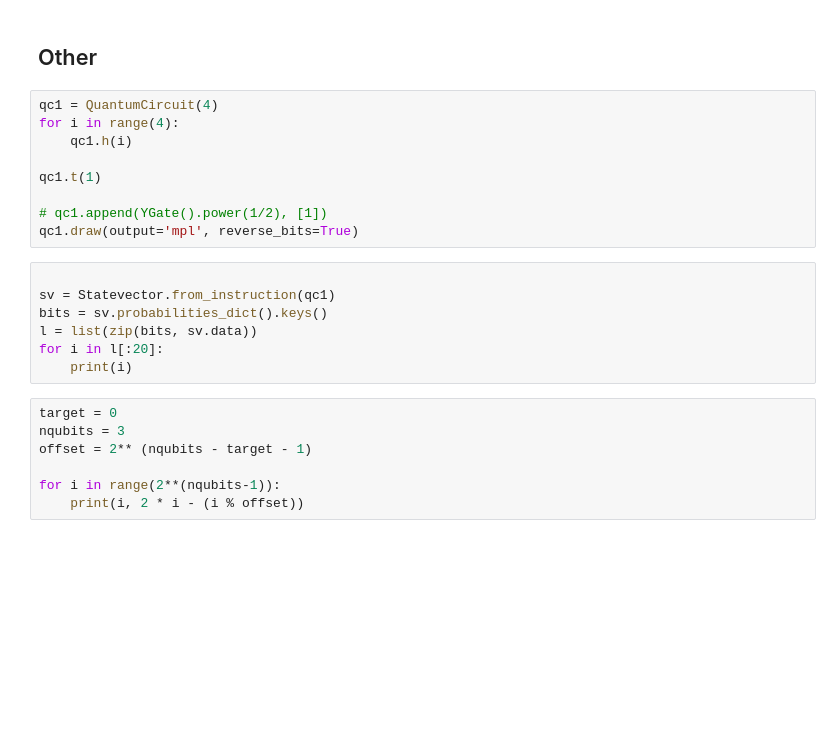
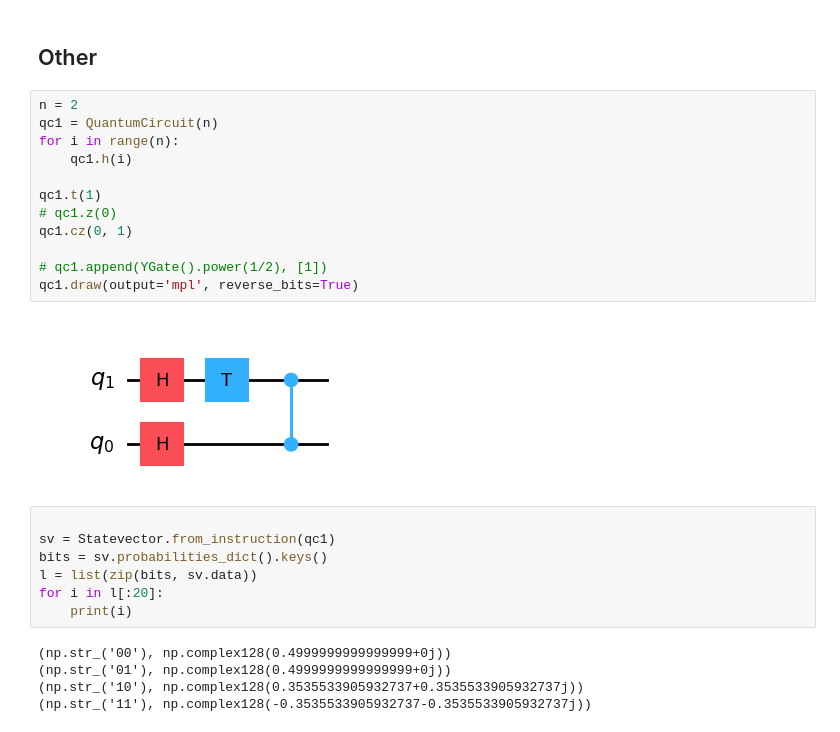
Before and after one commit to jokteur/qc-project5, a Jupyter notebook: test.ipynb, the cells around one changed output. Drawn from its saved outputs; the diff is of its cells as text; blank space fills up the shorter version.

```diff
--- a/test.ipynb
+++ b/test.ipynb
@@ -72,14 +94,19 @@ print(np.sum(np.abs(sv.data**2)))
 # %% [markdown]
 ## Other
 # %%
-qc1 = QuantumCircuit(4)
-for i in range(4):
+n = 2
+qc1 = QuantumCircuit(n)
+for i in range(n):
     qc1.h(i)
 
 qc1.t(1)
+# qc1.z(0)
+qc1.cz(0, 1)
 
 # qc1.append(YGate().power(1/2), [1])
 qc1.draw(output='mpl', reverse_bits=True)
+# %% [output]
+[figure, added]
 # %%
 
 sv = Statevector.from_instruction(qc1)
@@ -87,10 +114,8 @@ bits = sv.probabilities_dict().keys()
 l = list(zip(bits, sv.data))
 for i in l[:20]:
     print(i)
+# %% [output]
+(np.str_('00'), np.complex128(0.4999999999999999+0j))
+(np.str_('01'), np.complex128(0.4999999999999999+0j))
+(np.str_('10'), np.complex128(0.3535533905932737+0.3535533905932737j))
+(np.str_('11'), np.complex128(-0.3535533905932737-0.3535533905932737j))
-# %%
-target = 0
-nqubits = 3
-offset = 2** (nqubits - target - 1)
-
-for i in range(2**(nqubits-1)):
-    print(i, 2 * i - (i % offset))
```
Also changed, not shown: parts of 3 cells of this notebook, 6 other files.
